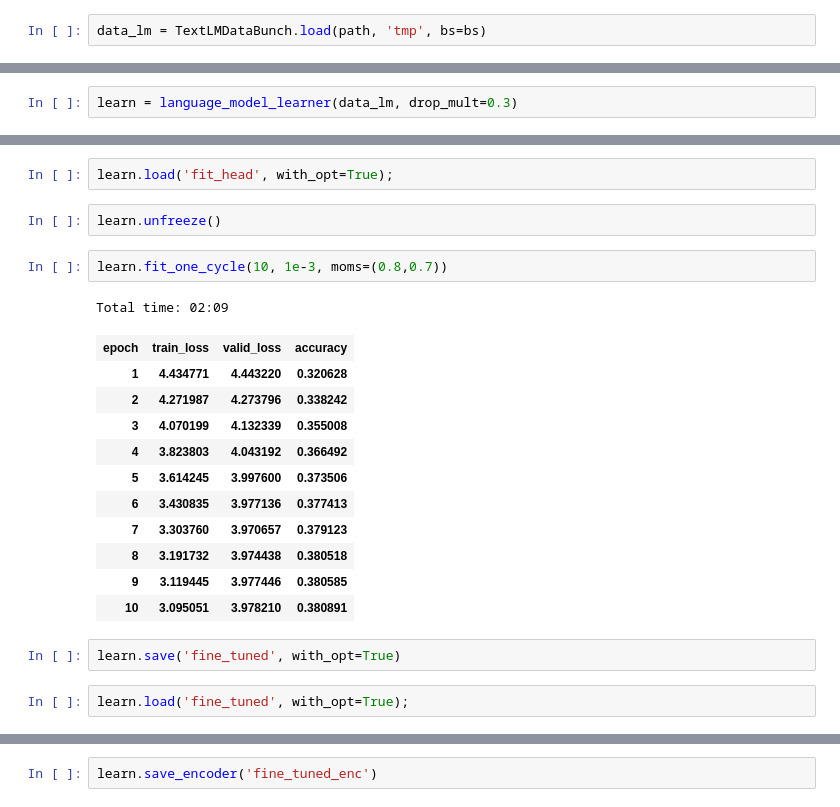
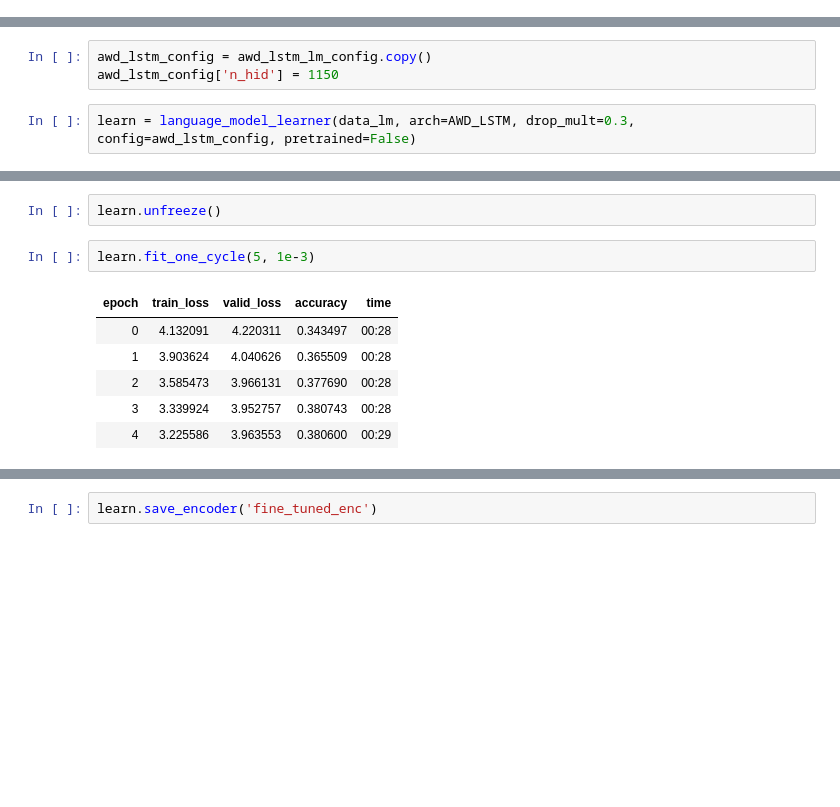
Before and after one commit to goru001/nlp-for-nepali, a Jupyter notebook: classification/Nepali_Classification_Model.ipynb, the cells around one changed output, grey strips where cells are left out. Drawn from its saved outputs; the diff is of its cells as text; blank space fills up the shorter version.

```diff
--- a/classification/Nepali_Classification_Model.ipynb
+++ b/classification/Nepali_Classification_Model.ipynb
@@ -120,5 +122,3 @@ bs=48
-# %%
-data_lm = TextLMDataBunch.load(path, 'tmp', bs=bs)
 # %%
 data_lm.show_batch()
 # %% [output]
@@ -131,5 +131,8 @@ data_lm.show_batch()
+# %%
+awd_lstm_config = awd_lstm_lm_config.copy()
+awd_lstm_config['n_hid'] = 1150
 # %%
-learn = language_model_learner(data_lm, drop_mult=0.3)
+learn = language_model_learner(data_lm, arch=AWD_LSTM, drop_mult=0.3, config=awd_lstm_config, pretrained=False)
 # %%
 # Loading the pretrained language model on nepali wikipedia
 learn.load('/home/gaurav/PycharmProjects/nlp-for-nepali/language-model/NepaliDataset/models/third_ne_lm', with_opt=True)
@@ -174,26 +175,14 @@ learn.save('fit_head', with_opt=True)
-# %%
-learn.load('fit_head', with_opt=True);
 # %%
 learn.unfreeze()
 # %%
-learn.fit_one_cycle(10, 1e-3, moms=(0.8,0.7))
+learn.fit_one_cycle(5, 1e-3)
 # %% [output]
-Total time: 02:09
-| epoch | train_loss | valid_loss | accuracy |
-| 1 | 4.434771 | 4.443220 | 0.320628 |
-| 2 | 4.271987 | 4.273796 | 0.338242 |
-| 3 | 4.070199 | 4.132339 | 0.355008 |
-| 4 | 3.823803 | 4.043192 | 0.366492 |
-| 5 | 3.614245 | 3.997600 | 0.373506 |
-| 6 | 3.430835 | 3.977136 | 0.377413 |
-| 7 | 3.303760 | 3.970657 | 0.379123 |
-| 8 | 3.191732 | 3.974438 | 0.380518 |
-| 9 | 3.119445 | 3.977446 | 0.380585 |
-| 10 | 3.095051 | 3.978210 | 0.380891 |
+| epoch | train_loss | valid_loss | accuracy | time |
+| 0 | 4.132091 | 4.220311 | 0.343497 | 00:28 |
+| 1 | 3.903624 | 4.040626 | 0.365509 | 00:28 |
+| 2 | 3.585473 | 3.966131 | 0.377690 | 00:28 |
+| 3 | 3.339924 | 3.952757 | 0.380743 | 00:28 |
+| 4 | 3.225586 | 3.963553 | 0.380600 | 00:29 |
-# %%
-learn.save('fine_tuned', with_opt=True)
-# %%
-learn.load('fine_tuned', with_opt=True);
 # %%
 learn.predict('हिमालय ट्राभल',n_words=10)
 # %% [output]
```
Also changed, not shown: parts of 45 cells of this notebook, 7 other files.
